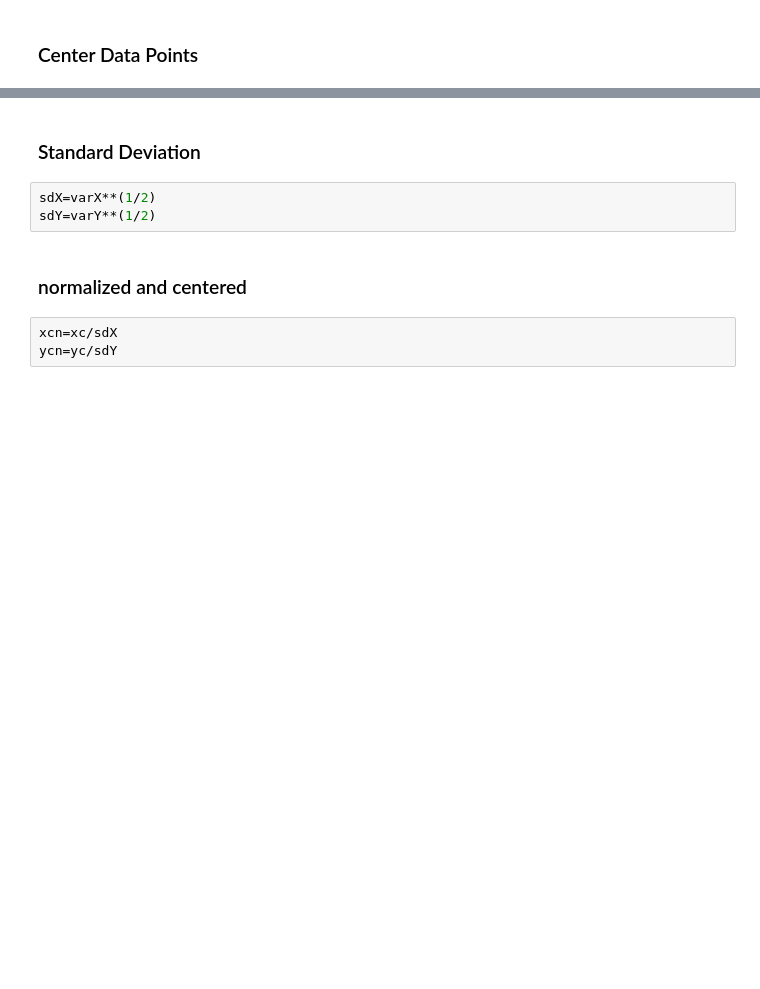
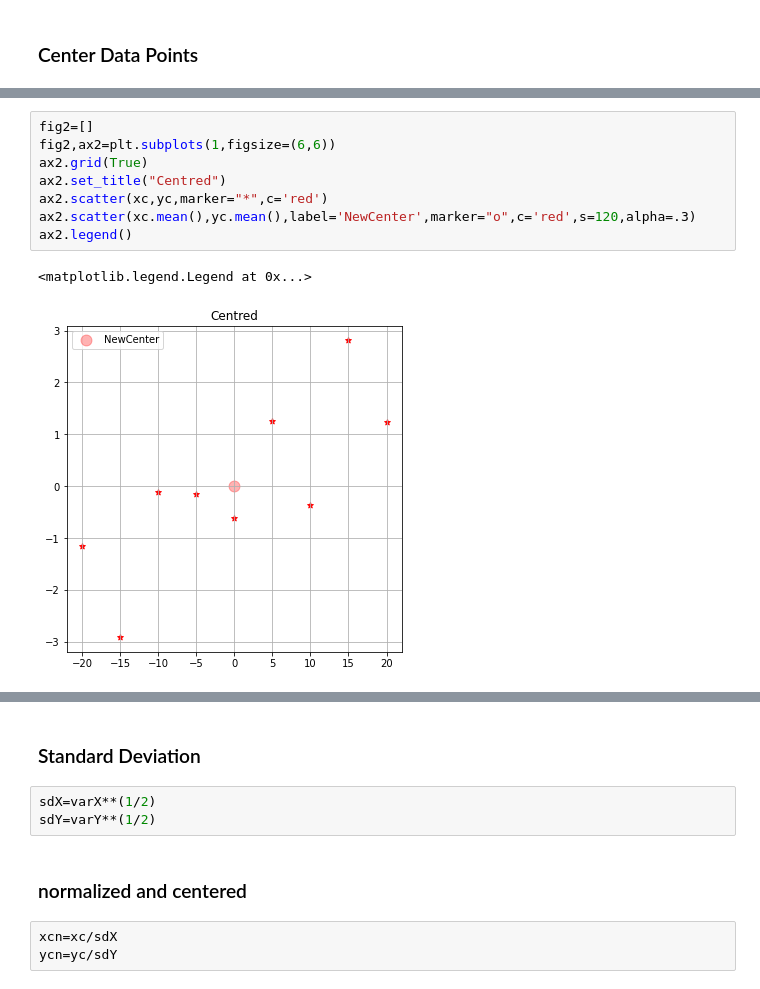
Before and after one commit to CAS-CS/cas-cs.github.io, a Jupyter notebook: lectures/FoML/.PythonCode/ClassDemo/07_PCA_Dimentionality_reduction.ipynb, the cells around one changed output, grey strips where cells are left out. Drawn from its saved outputs; the diff is of its cells as text; blank space fills up the shorter version.

```diff
--- a/lectures/FoML/.PythonCode/ClassDemo/07_PCA_Dimentionality_reduction.ipynb
+++ b/lectures/FoML/.PythonCode/ClassDemo/07_PCA_Dimentionality_reduction.ipynb
@@ -135 +143,12 @@ fig
+# %%
+fig2=[]
+fig2,ax2=plt.subplots(1,figsize=(6,6))
+ax2.grid(True)
+ax2.set_title("Centred")
+ax2.scatter(xc,yc,marker="*",c='red')
+ax2.scatter(xc.mean(),yc.mean(),label='NewCenter',marker="o",c='red',s=120,alpha=.3)
+ax2.legend()
+# %% [output]
+<matplotlib.legend.Legend at 0x...>
+[figure, added]
 # %% [markdown]
```
Also changed, not shown: parts of 20 cells of this notebook, 4 other files.
